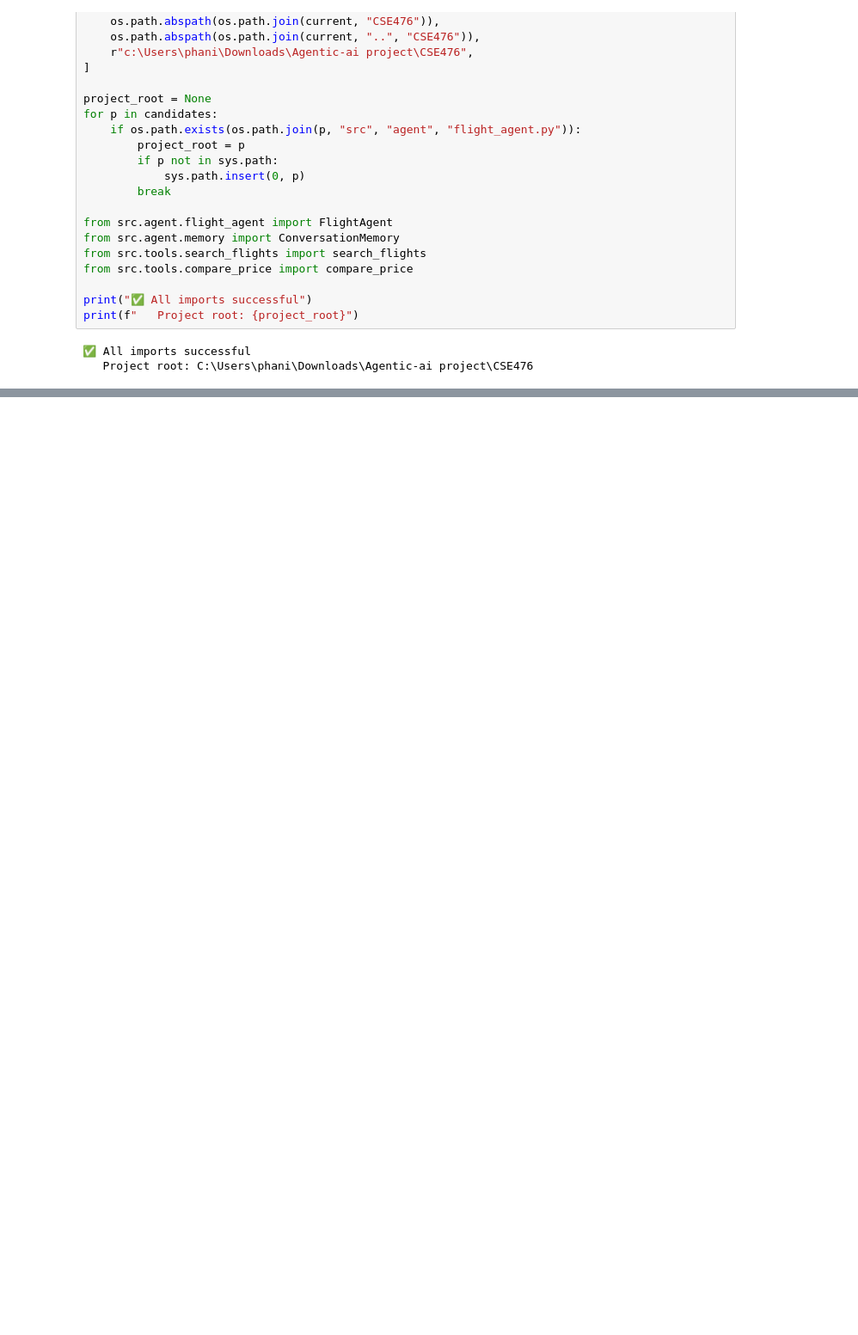
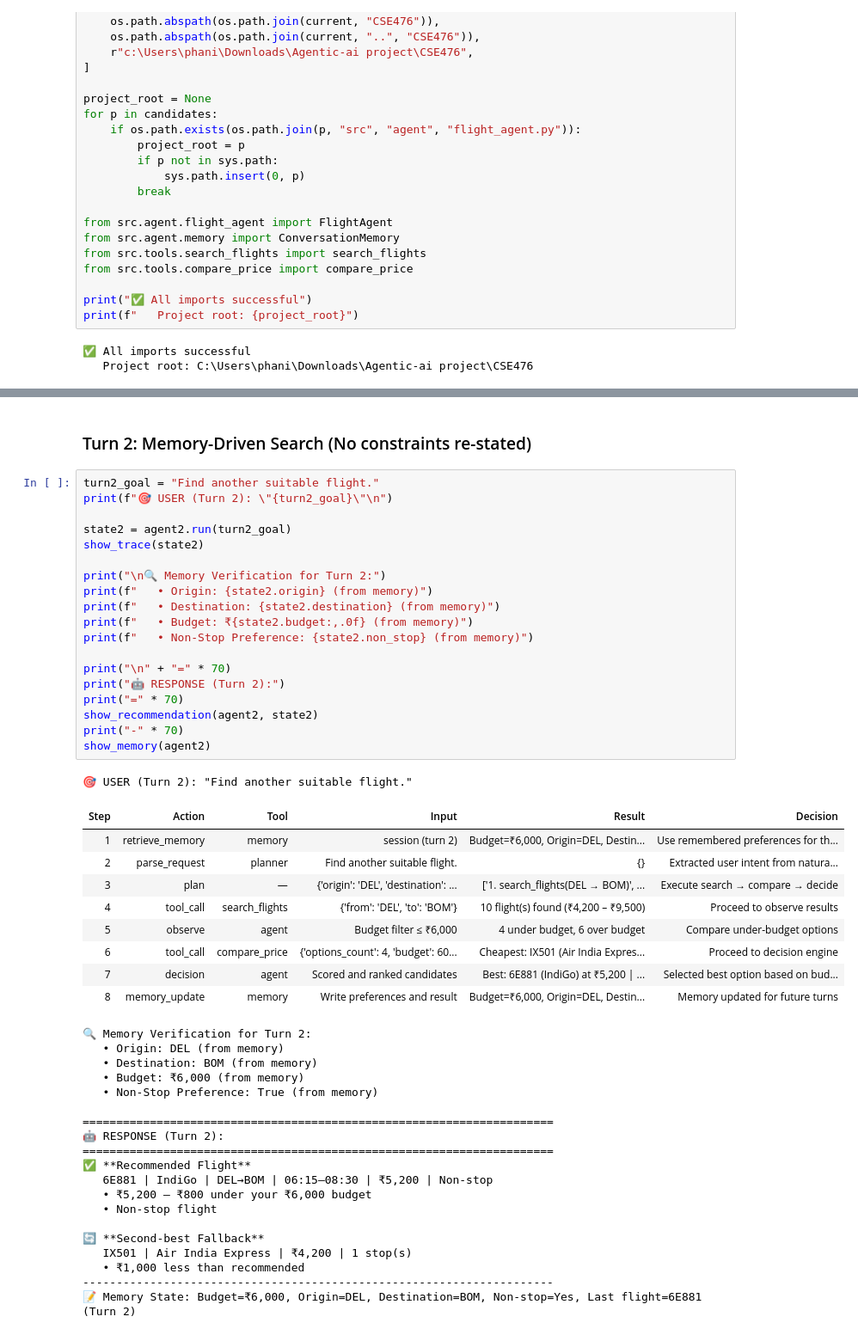
Before and after one commit to phanindra267/CSE476, a Jupyter notebook: notebooks/flight_option_finder_demo.ipynb, the cells around one changed output, grey strips where cells are left out. Shown at 86% size. Cells and saved outputs as stored; diff of their text form; blank space fills up the shorter version.

Commit message:
feat: enhance notebook trace visualization with rich styled HTML tables

```diff
--- a/notebooks/flight_option_finder_demo.ipynb
+++ b/notebooks/flight_option_finder_demo.ipynb
@@ -242,0 +220,51 @@ In the trace for Turn 2:
+# %% [markdown]
+### Turn 2: Memory-Driven Search (No constraints re-stated)
+# %%
+turn2_goal = "Find another suitable flight."
+print(f"🎯 USER (Turn 2): \"{turn2_goal}\"\n")
+
+state2 = agent2.run(turn2_goal)
+show_trace(state2)
+
+print("\n🔍 Memory Verification for Turn 2:")
+print(f"   • Origin: {state2.origin} (from memory)")
+print(f"   • Destination: {state2.destination} (from memory)")
+print(f"   • Budget: ₹{state2.budget:,.0f} (from memory)")
+print(f"   • Non-Stop Preference: {state2.non_stop} (from memory)")
+
+print("\n" + "=" * 70)
+print("🤖 RESPONSE (Turn 2):")
+print("=" * 70)
+show_recommendation(agent2, state2)
+print("-" * 70)
+show_memory(agent2)
+# %% [output]
+🎯 USER (Turn 2): "Find another suitable flight."
+| Step | Action | Tool | Input | Result | Decision |
+| 1 | retrieve_memory | memory | session (turn 2) | Budget=₹6,000, Origin=DEL, Destin... | Use remembered preferences for th... |
+| 2 | parse_request | planner | Find another suitable flight. | {} | Extracted user intent from natura... |
+| 3 | plan | — | {'origin': 'DEL', 'destination': ... | ['1. search_flights(DEL → BOM)', ... | Execute search → compare → decide |
+| 4 | tool_call | search_flights | {'from': 'DEL', 'to': 'BOM'} | 10 flight(s) found (₹4,200 – ₹9,500) | Proceed to observe results |
+| 5 | observe | agent | Budget filter ≤ ₹6,000 | 4 under budget, 6 over budget | Compare under-budget options |
+| 6 | tool_call | compare_price | {'options_count': 4, 'budget': 60... | Cheapest: IX501 (Air India Expres... | Proceed to decision engine |
+| 7 | decision | agent | Scored and ranked candidates | Best: 6E881 (IndiGo) at ₹5,200 | ... | Selected best option based on bud... |
+| 8 | memory_update | memory | Write preferences and result | Budget=₹6,000, Origin=DEL, Destin... | Memory updated for future turns |
+🔍 Memory Verification for Turn 2:
+   • Origin: DEL (from memory)
+   • Destination: BOM (from memory)
+   • Budget: ₹6,000 (from memory)
+   • Non-Stop Preference: True (from memory)
+
+======================================================================
+🤖 RESPONSE (Turn 2):
+======================================================================
+✅ **Recommended Flight**
+   6E881 | IndiGo | DEL→BOM | 06:15–08:30 | ₹5,200 | Non-stop
+   • ₹5,200 — ₹800 under your ₹6,000 budget
+   • Non-stop flight
+
+🔄 **Second-best Fallback**
+   IX501 | Air India Express | ₹4,200 | 1 stop(s)
+   • ₹1,000 less than recommended
+----------------------------------------------------------------------
+📝 Memory State: Budget=₹6,000, Origin=DEL, Destination=BOM, Non-stop=Yes, Last flight=6E881 (Turn 2)
```
Also changed, not shown: parts of 23 cells of this notebook.
